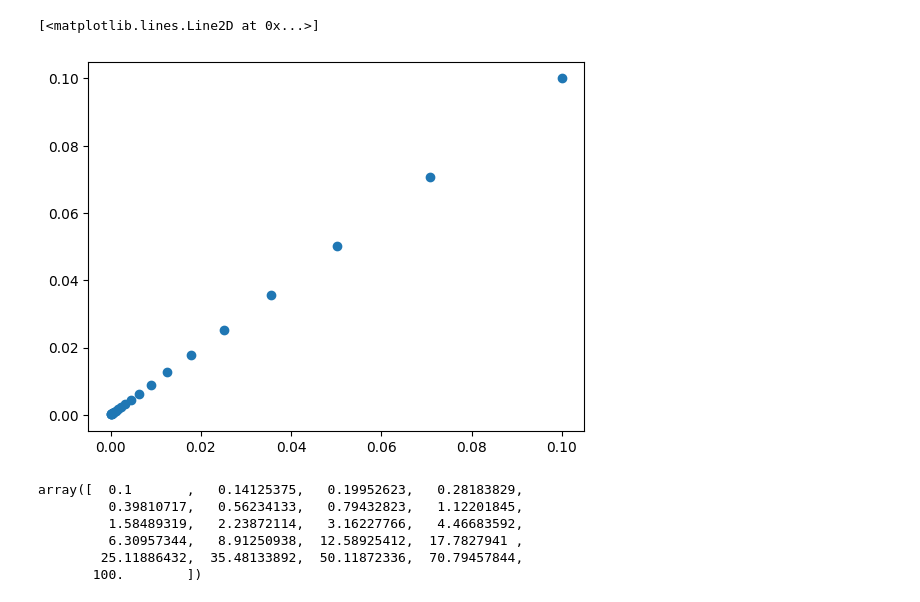
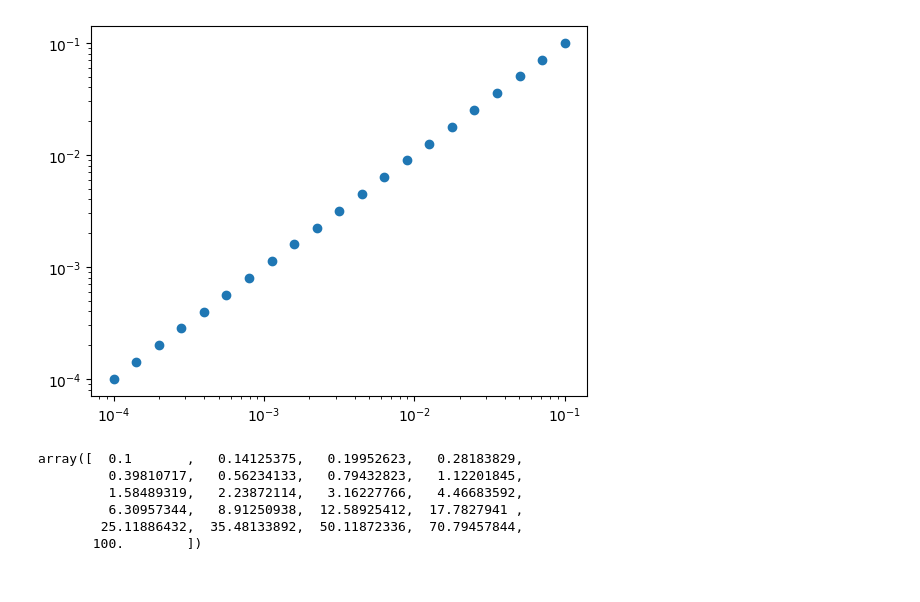
Before and after one commit to gitlinffff/rebound, a Jupyter notebook: analysis/draft.ipynb, the cells around one changed output. Drawn from its saved outputs; the diff is of its cells as text; code cells hidden in the pictures.

```diff
--- a/analysis/draft.ipynb
+++ b/analysis/draft.ipynb
@@ -6,9 +6,10 @@ radius = 10 ** np.linspace(-4,-1,21)
 # radius of the particle ranges from 1e-4 to 1e-1
 # %%
 plt.plot(radius, radius, marker='o', linestyle='None')
+plt.xscale('log')
+plt.yscale('log')
 # %% [output]
-[<matplotlib.lines.Line2D at 0x...>]
-[figure, old version]
+[figure, new version]
 # %%
 radius*1000
 # %% [output]
```
Also changed, not shown: parts of 7 cells of this notebook, 4 other files.
